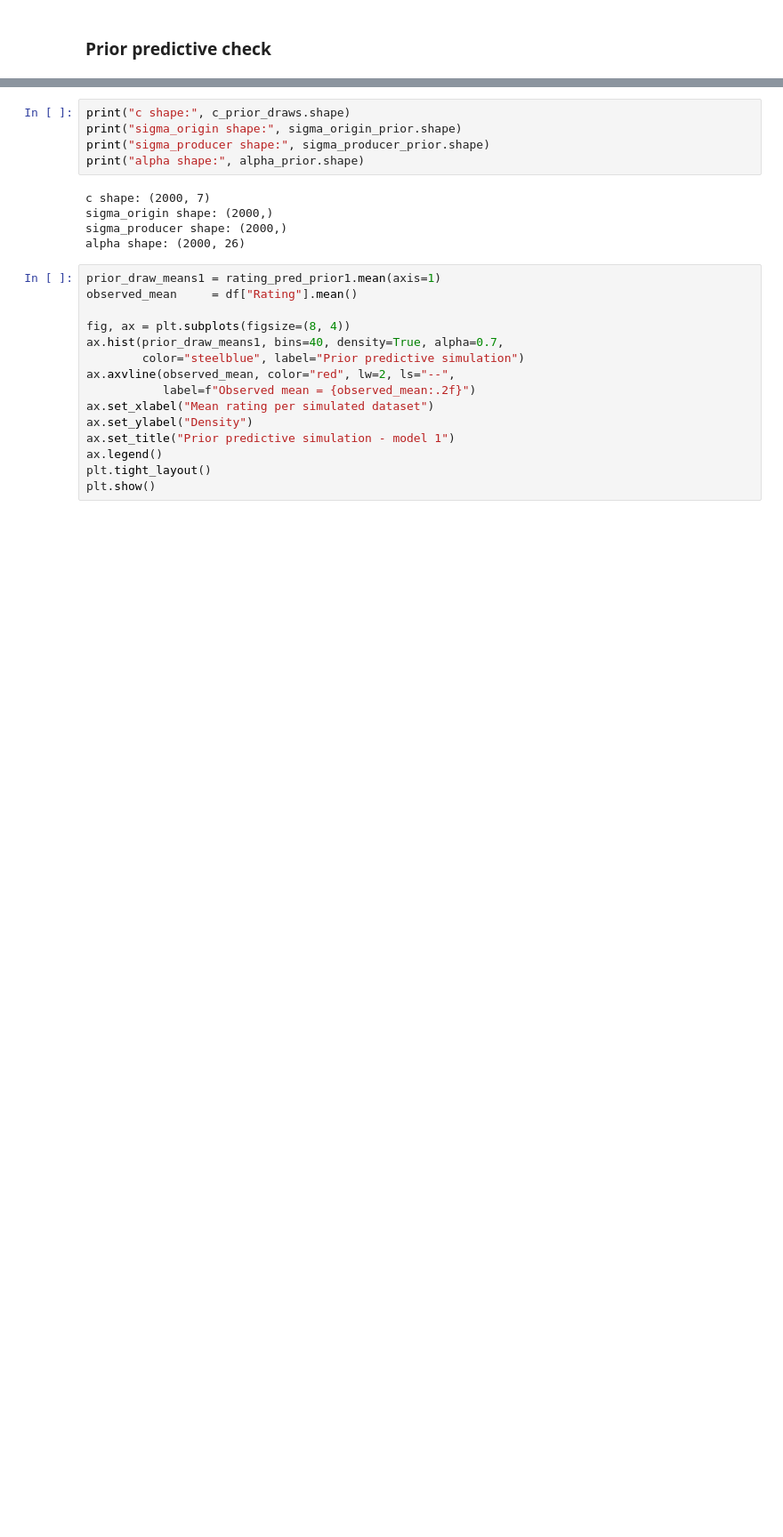
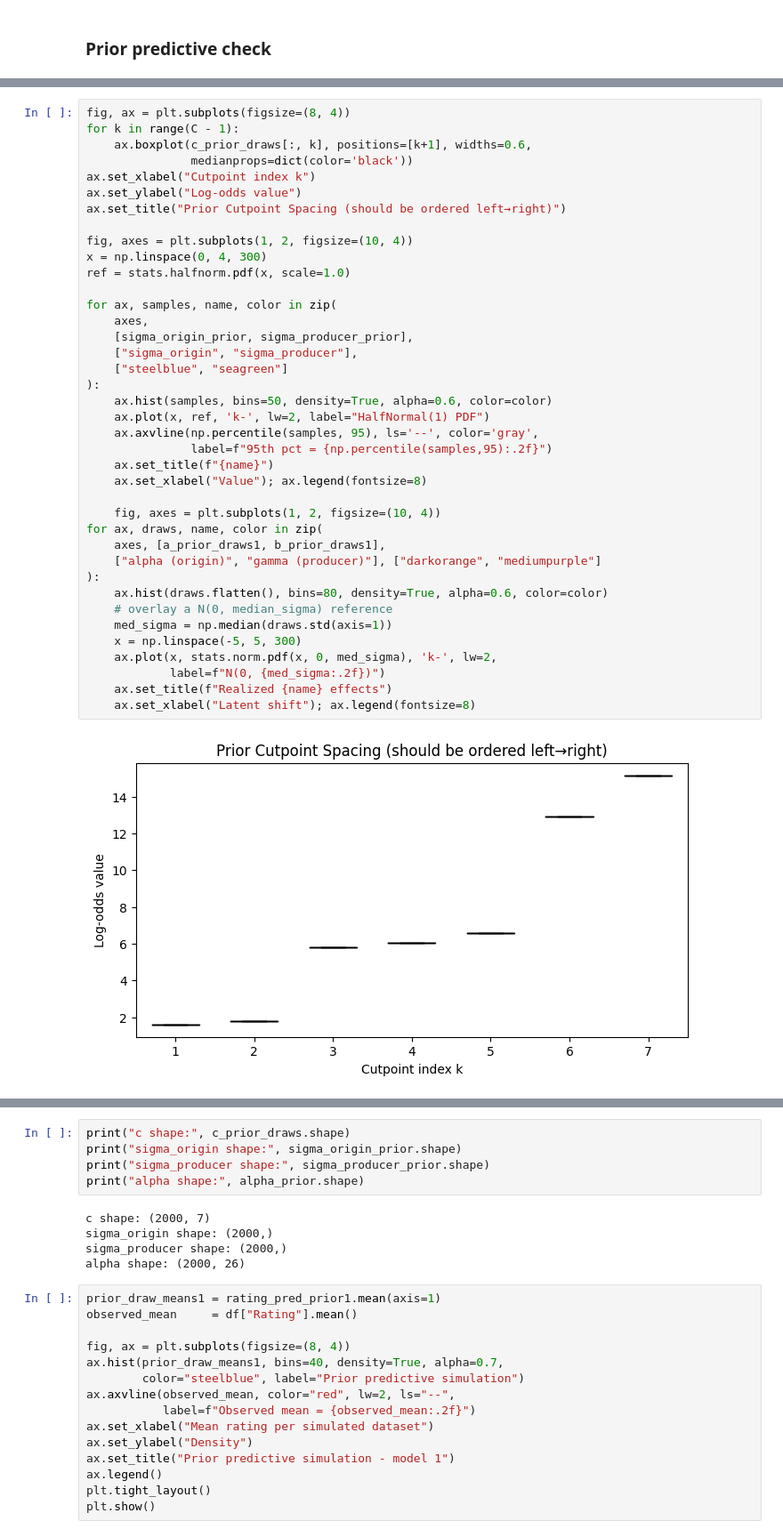
Before and after one commit to Julkaidscns/Chocolate-DA, a Jupyter notebook: analysis.ipynb, the cells around one changed output, grey strips where cells are left out. Shown at 89% size. Cells and saved outputs as stored; diff of their text form; blank space fills up the shorter version.

```diff
--- a/analysis.ipynb
+++ b/analysis.ipynb
@@ -145,0 +204,41 @@ plt.show()
+# %%
+fig, ax = plt.subplots(figsize=(8, 4))
+for k in range(C - 1):
+    ax.boxplot(c_prior_draws[:, k], positions=[k+1], widths=0.6,
+               medianprops=dict(color='black'))
+ax.set_xlabel("Cutpoint index k")
+ax.set_ylabel("Log-odds value")
+ax.set_title("Prior Cutpoint Spacing (should be ordered left→right)")
+
+fig, axes = plt.subplots(1, 2, figsize=(10, 4))
+x = np.linspace(0, 4, 300)
+ref = stats.halfnorm.pdf(x, scale=1.0)
+
+for ax, samples, name, color in zip(
+    axes,
+    [sigma_origin_prior, sigma_producer_prior],
+    ["sigma_origin", "sigma_producer"],
+    ["steelblue", "seagreen"]
+):
+    ax.hist(samples, bins=50, density=True, alpha=0.6, color=color)
+    ax.plot(x, ref, 'k-', lw=2, label="HalfNormal(1) PDF")
+    ax.axvline(np.percentile(samples, 95), ls='--', color='gray',
+               label=f"95th pct = {np.percentile(samples,95):.2f}")
+    ax.set_title(f"{name}")
+    ax.set_xlabel("Value"); ax.legend(fontsize=8)
+
+    fig, axes = plt.subplots(1, 2, figsize=(10, 4))
+for ax, draws, name, color in zip(
+    axes, [a_prior_draws1, b_prior_draws1],
+    ["alpha (origin)", "gamma (producer)"], ["darkorange", "mediumpurple"]
+):
+    ax.hist(draws.flatten(), bins=80, density=True, alpha=0.6, color=color)
+    # overlay a N(0, median_sigma) reference
+    med_sigma = np.median(draws.std(axis=1))
+    x = np.linspace(-5, 5, 300)
+    ax.plot(x, stats.norm.pdf(x, 0, med_sigma), 'k-', lw=2,
+            label=f"N(0, {med_sigma:.2f})")
+    ax.set_title(f"Realized {name} effects")
+    ax.set_xlabel("Latent shift"); ax.legend(fontsize=8)
+# %% [output]
+[figure, added]
```
Also changed, not shown: parts of 11 cells of this notebook, 1 other file.
